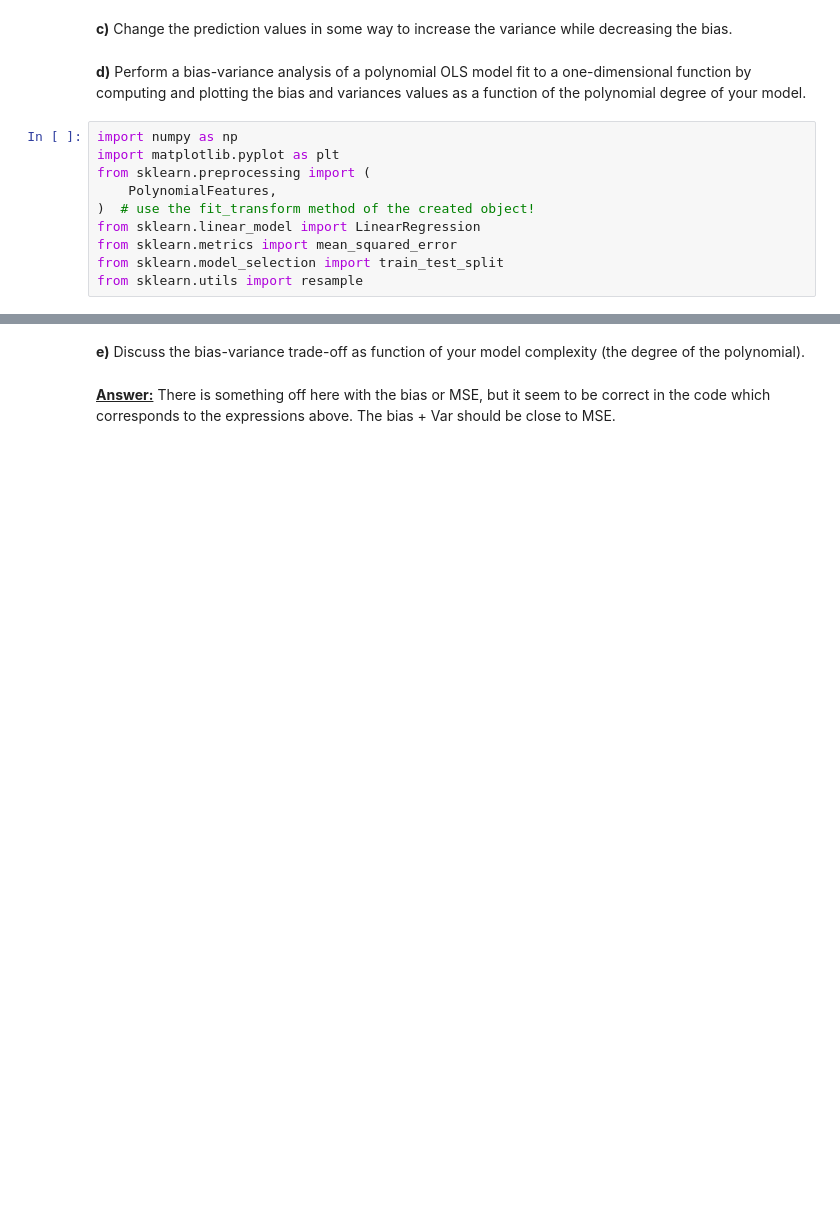
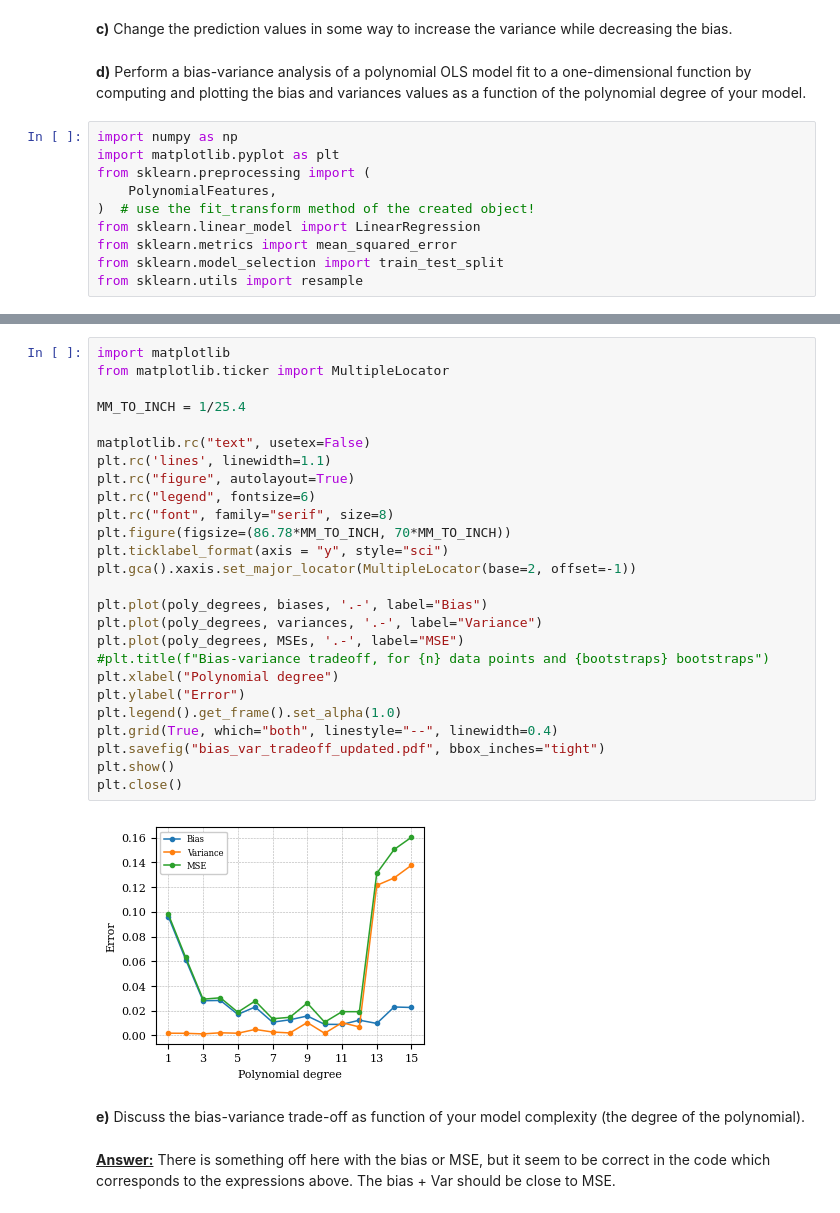
Before and after one commit to johnmagj/FYS-STK4155, a Jupyter notebook: Week38/exercises_week38.ipynb, the cells around one changed output, grey strips where cells are left out. Drawn from its saved outputs; the diff is of its cells as text; blank space fills up the shorter version.

```diff
--- a/Week38/exercises_week38.ipynb
+++ b/Week38/exercises_week38.ipynb
@@ -393,3 +394,31 @@ plt.close()
+# %%
+import matplotlib
+from matplotlib.ticker import MultipleLocator
+
+MM_TO_INCH = 1/25.4
+
+matplotlib.rc("text", usetex=False)
+plt.rc('lines', linewidth=1.1)
+plt.rc("figure", autolayout=True)
+plt.rc("legend", fontsize=6)
+plt.rc("font", family="serif", size=8)
+plt.figure(figsize=(86.78*MM_TO_INCH, 70*MM_TO_INCH))
+plt.ticklabel_format(axis = "y", style="sci")
+plt.gca().xaxis.set_major_locator(MultipleLocator(base=2, offset=-1))
+
+plt.plot(poly_degrees, biases, '.-', label="Bias")
+plt.plot(poly_degrees, variances, '.-', label="Variance")
+plt.plot(poly_degrees, MSEs, '.-', label="MSE")
+#plt.title(f"Bias-variance tradeoff, for {n} data points and {bootstraps} bootstraps")
+plt.xlabel("Polynomial degree")
+plt.ylabel("Error")
+plt.legend().get_frame().set_alpha(1.0)
+plt.grid(True, which="both", linestyle="--", linewidth=0.4)
+plt.savefig("bias_var_tradeoff_updated.pdf", bbox_inches="tight")
+plt.show()
+plt.close()
+# %% [output]
+[figure, added]
 # %% [markdown]
 **e)** Discuss the bias-variance trade-off as function of your model complexity (the degree of the polynomial).
 # %% [markdown]
```
Also changed, not shown: parts of 2 cells of this notebook.
